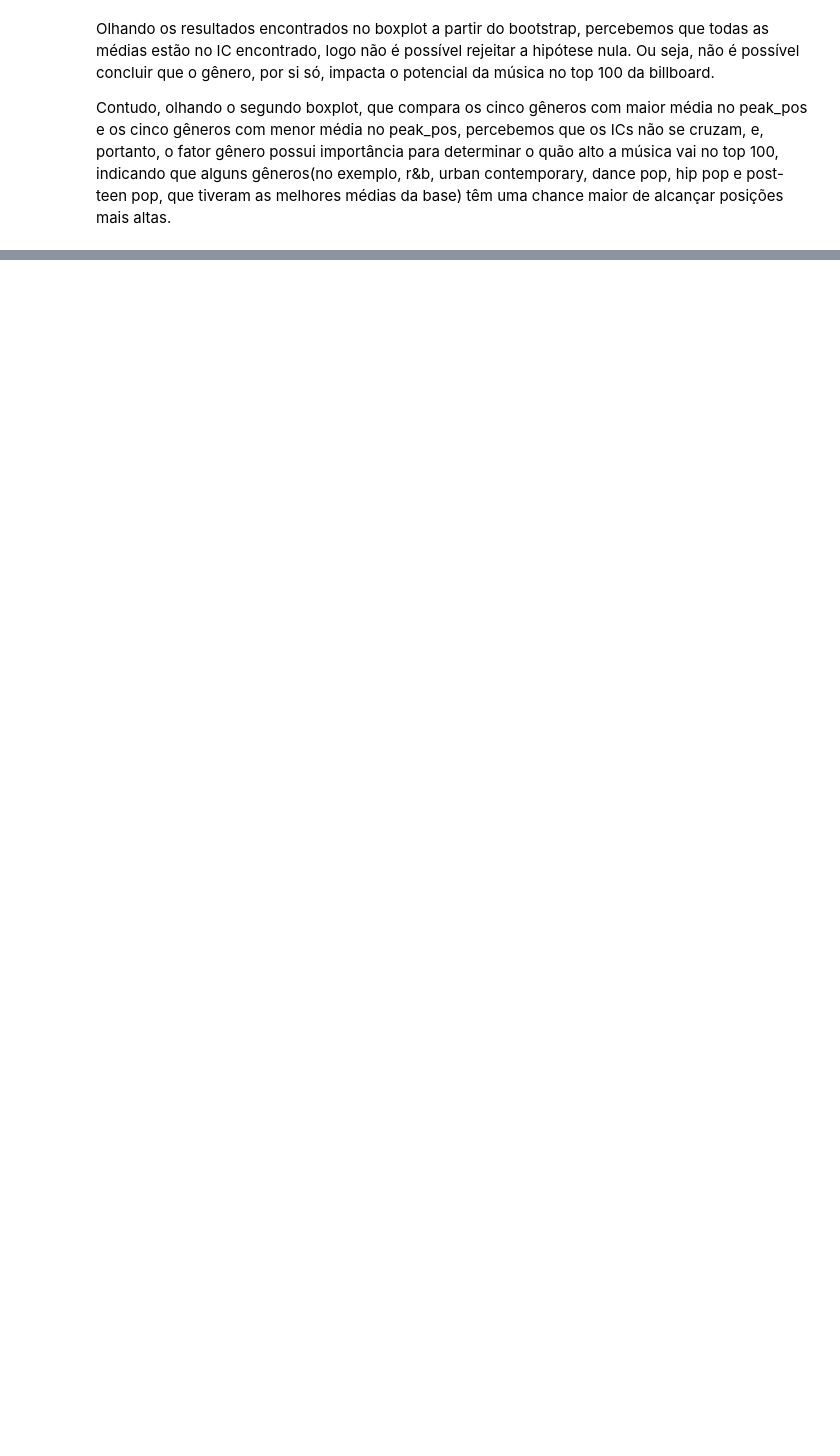
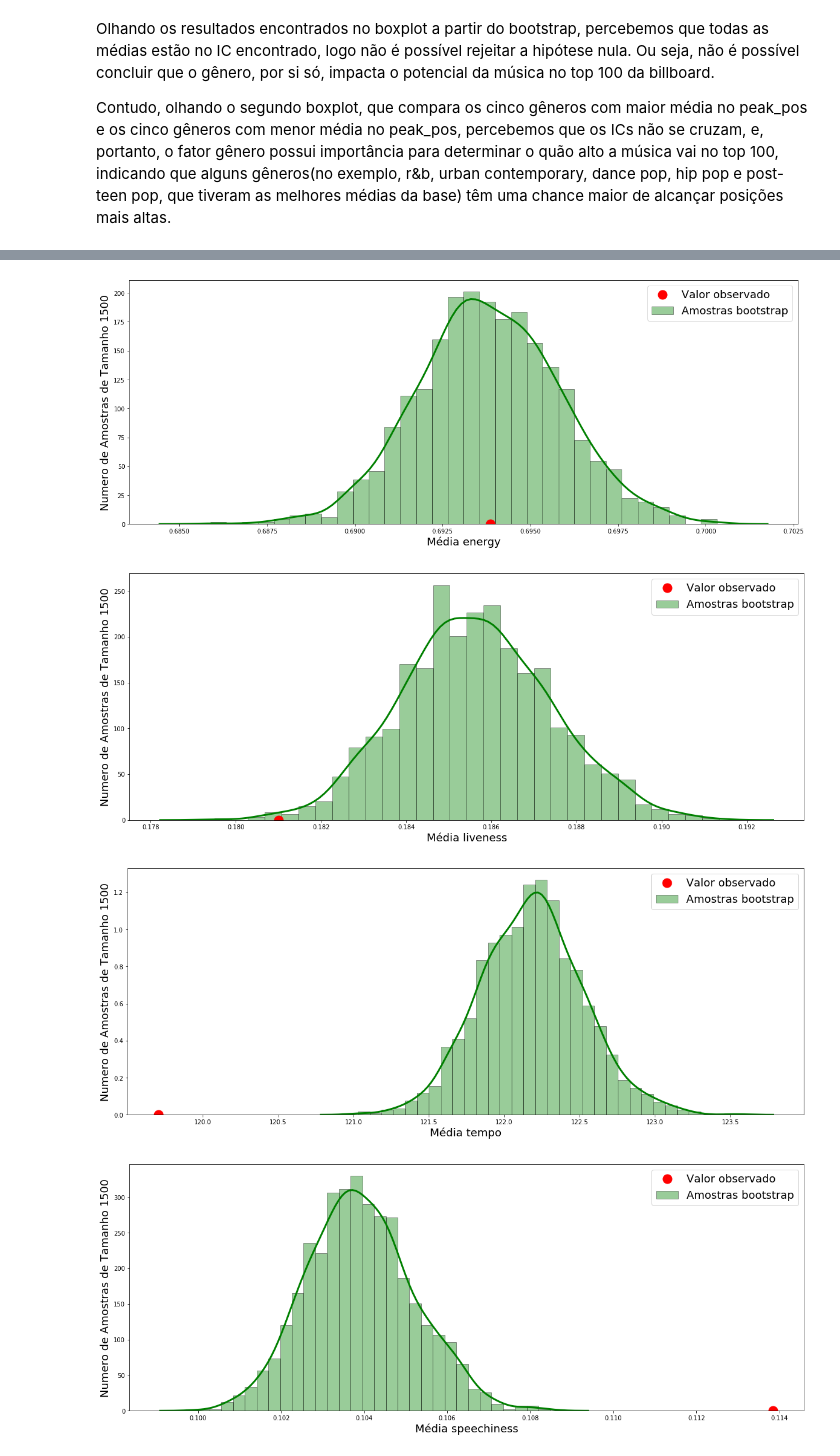
Before and after one commit to mibrahimfm/TP-ICD, a Jupyter notebook: nbs/testes_hipoteses_intervalos_confianca.ipynb, the cells around one changed output, grey strips where cells are left out. Drawn from its saved outputs; the diff is of its cells as text; code cells hidden in the pictures; blank space fills up the shorter version.

```diff
--- a/nbs/testes_hipoteses_intervalos_confianca.ipynb
+++ b/nbs/testes_hipoteses_intervalos_confianca.ipynb
@@ -197,0 +269,19 @@ Contudo, olhando o segundo boxplot, que compara os cinco gêneros com maior méd
+# %%
+def bootstrap_multiple_features(features):
+    for feature in features:
+        # TODO: increase n
+        feature_bootstrap = bootstrap_feature(df, feature, 1500)
+        sns.distplot(feature_bootstrap, kde = True, color='g', hist_kws=dict(edgecolor="k", linewidth=1))
+        plt.plot([top_10_songs[feature].mean()], [0], 'ro', ms=15)
+        plt.ylabel('Numero de Amostras de Tamanho 1500')
+        plt.xlabel('Média {}'.format(feature))
+        plt.legend(['Valor observado', 'Amostras bootstrap'])
+        plt.show()
+# %%
+spotify_features = df.columns[22:]
+bootstrap_multiple_features(spotify_features[:4])
+# %% [output]
+[figure, added]
+[figure, added]
+[figure, added]
+[figure, added]
```
Also changed, not shown: parts of 71 cells of this notebook, 6 other files.
